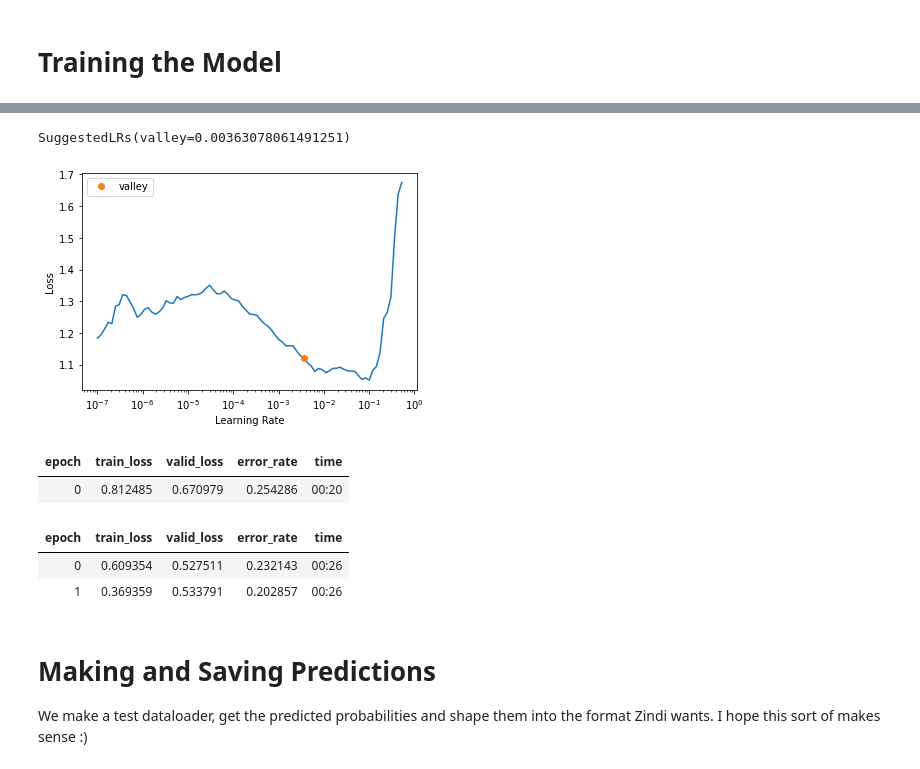
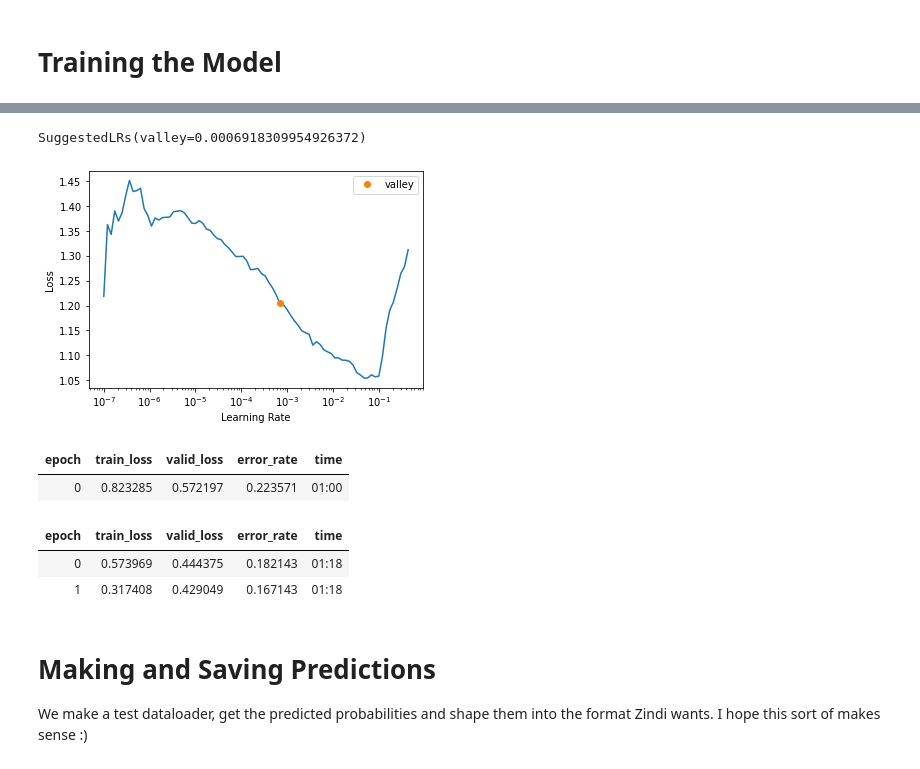
Before and after one commit to JONNY-ME/zindi-RSI, a Jupyter notebook: StarterNB_RoadSegment.ipynb, the cells around one changed output, grey strips where cells are left out. Cells and saved outputs as stored; diff of their text form; code cells hidden in the pictures.

```diff
--- a/StarterNB_RoadSegment.ipynb
+++ b/StarterNB_RoadSegment.ipynb
@@ -43,6 +55,6 @@ dls.show_batch() # View a batch with labels
 # %% [markdown]
 # Training the Model
 # %%
-learn = cnn_learner(dls, resnet18, metrics=error_rate)
+learn = cnn_learner(dls, resnet34, metrics=error_rate)
 learn.lr_find()
 # %% [output]
@@ -50,14 +62,14 @@ Downloading: "https://download.pytorch.org/models/resnet18-f37072fd.pth" to /roo
 [interactive output not drawn]
-SuggestedLRs(valley=0.00363078061491251)
+SuggestedLRs(valley=0.0006918309954926372)
-[figure, old version]
+[figure, new version]
 # %%
 learn.fine_tune(2, 1e-3)
 # %% [output]
 | epoch | train_loss | valid_loss | error_rate | time |
-| 0 | 0.812485 | 0.670979 | 0.254286 | 00:20 |
+| 0 | 0.823285 | 0.572197 | 0.223571 | 01:00 |
 | epoch | train_loss | valid_loss | error_rate | time |
-| 0 | 0.609354 | 0.527511 | 0.232143 | 00:26 |
-| 1 | 0.369359 | 0.533791 | 0.202857 | 00:26 |
+| 0 | 0.573969 | 0.444375 | 0.182143 | 01:18 |
+| 1 | 0.317408 | 0.429049 | 0.167143 | 01:18 |
 # %% [markdown]
 # Making and Saving Predictions
 
```
Also changed, not shown: parts of 10 cells of this notebook.
